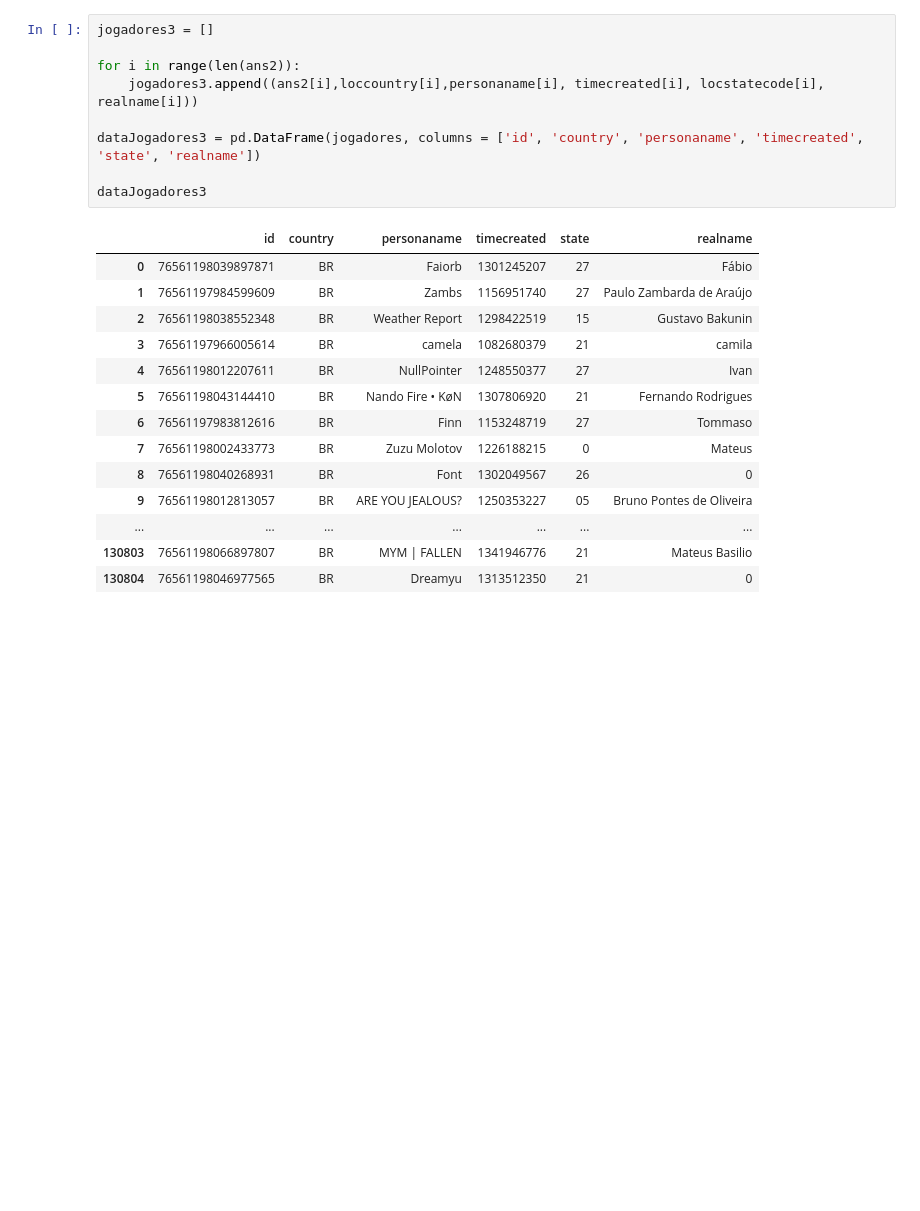
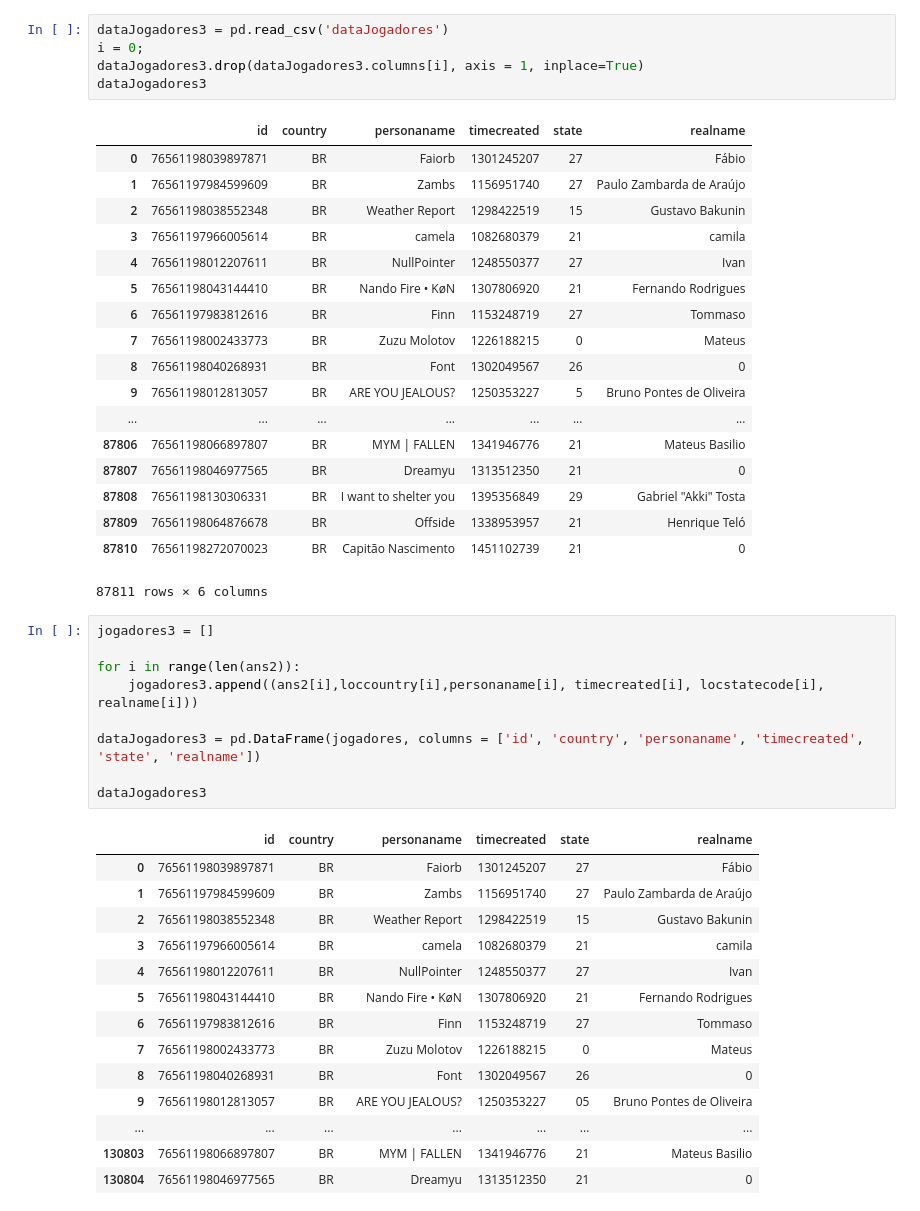
Before and after one commit to if1015-datascience-ufpe/2017-2-projeto-hbcj-lfp2, a Jupyter notebook: Projeto.ipynb, the cells around one changed output. Drawn from its saved outputs; the diff is of its cells as text; blank space fills up the shorter version.

```diff
--- a/Projeto.ipynb
+++ b/Projeto.ipynb
@@ -72,3 +54,27 @@ Round
+# %%
+dataJogadores3 = pd.read_csv('dataJogadores')
+i = 0;
+dataJogadores3.drop(dataJogadores3.columns[i], axis = 1, inplace=True)
+dataJogadores3
+# %% [output]
+|  | id | country | personaname | timecreated | state | realname |
+| 0 | 76561198039897871 | BR | Faiorb | 1301245207 | 27 | Fábio |
+| 1 | 76561197984599609 | BR | Zambs | 1156951740 | 27 | Paulo Zambarda de Araújo |
+| 2 | 76561198038552348 | BR | Weather Report | 1298422519 | 15 | Gustavo Bakunin |
+| 3 | 76561197966005614 | BR | camela | 1082680379 | 21 | camila |
+| 4 | 76561198012207611 | BR | NullPointer | 1248550377 | 27 | Ivan |
+| 5 | 76561198043144410 | BR | Nando Fire • KøN | 1307806920 | 21 | Fernando Rodrigues |
+| 6 | 76561197983812616 | BR | Finn | 1153248719 | 27 | Tommaso |
+| 7 | 76561198002433773 | BR | Zuzu Molotov | 1226188215 | 0 | Mateus |
+| 8 | 76561198040268931 | BR | Font | 1302049567 | 26 | 0 |
+| 9 | 76561198012813057 | BR | ARE YOU JEALOUS? | 1250353227 | 5 | Bruno Pontes de Oliveira |
+| ... | ... | ... | ... | ... | ... | ... |
+| 87806 | 76561198066897807 | BR | MYM | FALLEN | 1341946776 | 21 | Mateus Basilio |
+| 87807 | 76561198046977565 | BR | Dreamyu | 1313512350 | 21 | 0 |
+| 87808 | 76561198130306331 | BR | I want to shelter you | 1395356849 | 29 | Gabriel "Akki" Tosta |
+| 87809 | 76561198064876678 | BR | Offside | 1338953957 | 21 | Henrique Teló |
+| 87810 | 76561198272070023 | BR | Capitão Nascimento | 1451102739 | 21 | 0 |
+87811 rows × 6 columns
 # %%
 jogadores3 = []
 
```
Also changed, not shown: parts of 9 cells of this notebook.
